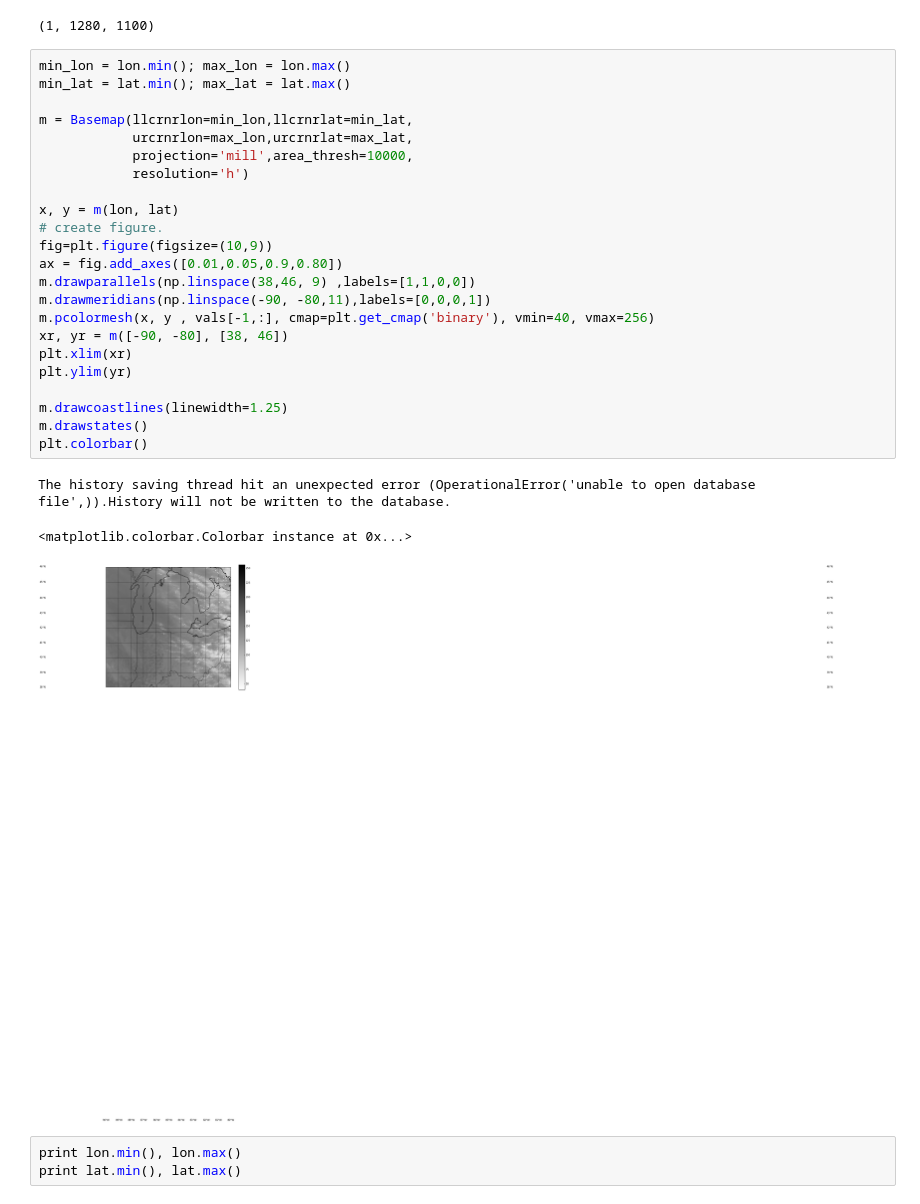
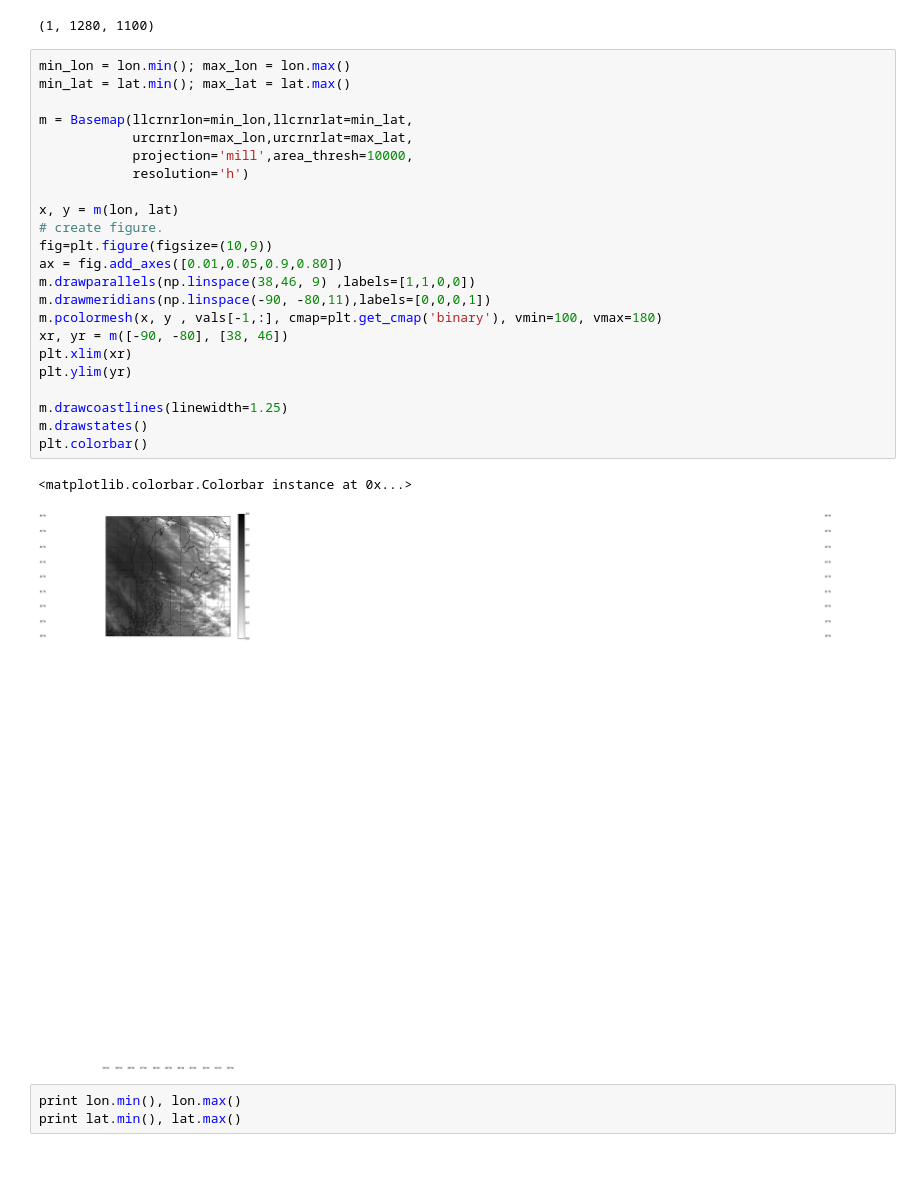
Before and after one commit to scollis/notebooks, a Jupyter notebook: 11 micron.ipynb, the cells around one changed output. Drawn from its saved outputs; the diff is of its cells as text; blank space fills up the shorter version.

Commit message:
added IR images

```diff
--- a/11 micron.ipynb
+++ b/11 micron.ipynb
@@ -57,30 +57,29 @@ lon, lat = pnyc(xg, yg, inverse = True)
 # %%
 min_lon = lon.min(); max_lon = lon.max()
 min_lat = lat.min(); max_lat = lat.max()
 
 m = Basemap(llcrnrlon=min_lon,llcrnrlat=min_lat,
             urcrnrlon=max_lon,urcrnrlat=max_lat,
             projection='mill',area_thresh=10000,
             resolution='h')
 
 x, y = m(lon, lat)
 # create figure.
 fig=plt.figure(figsize=(10,9))
 ax = fig.add_axes([0.01,0.05,0.9,0.80])
 m.drawparallels(np.linspace(38,46, 9) ,labels=[1,1,0,0])
 m.drawmeridians(np.linspace(-90, -80,11),labels=[0,0,0,1])
-m.pcolormesh(x, y , vals[-1,:], cmap=plt.get_cmap('binary'), vmin=40, vmax=256)
+m.pcolormesh(x, y , vals[-1,:], cmap=plt.get_cmap('binary'), vmin=100, vmax=180)
 xr, yr = m([-90, -80], [38, 46])
 plt.xlim(xr)
 plt.ylim(yr)
 
 m.drawcoastlines(linewidth=1.25)
 m.drawstates()
 plt.colorbar()
 # %% [output]
-The history saving thread hit an unexpected error (OperationalError('unable to open database file',)).History will not be written to the database.
+<matplotlib.colorbar.Colorbar instance at 0x...>
-<matplotlib.colorbar.Colorbar instance at 0x...>
-[figure, old version]
+[figure, new version]
 # %%
 print lon.min(), lon.max()
 print lat.min(), lat.max()
```
